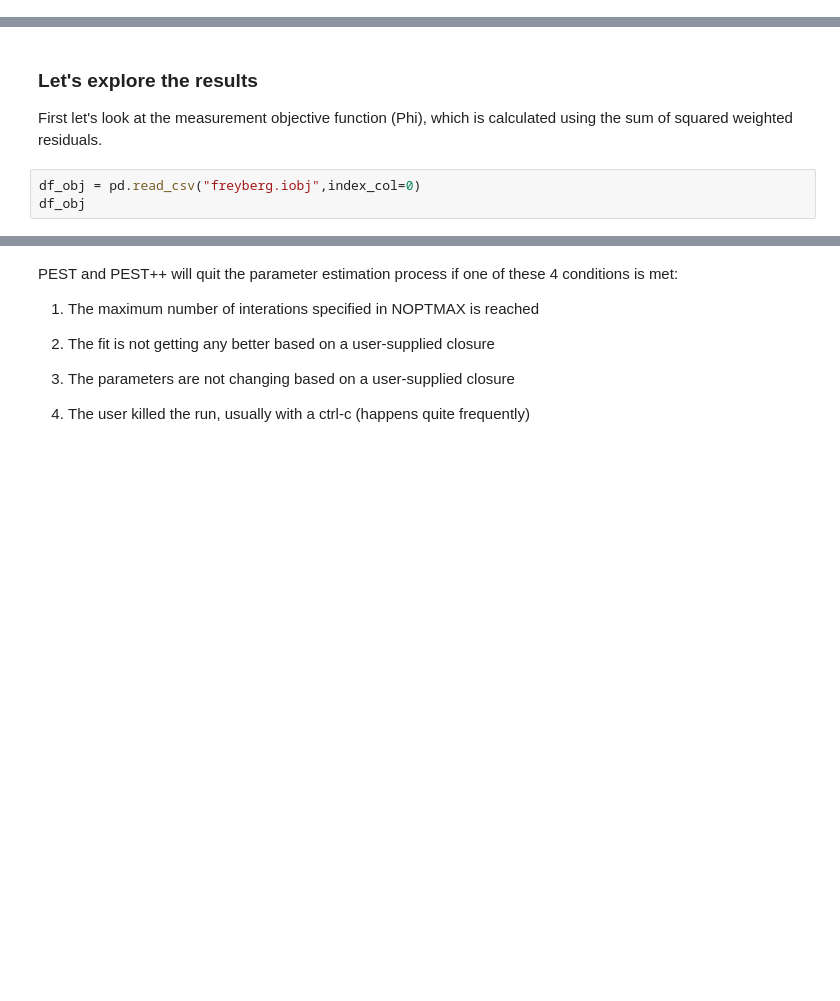
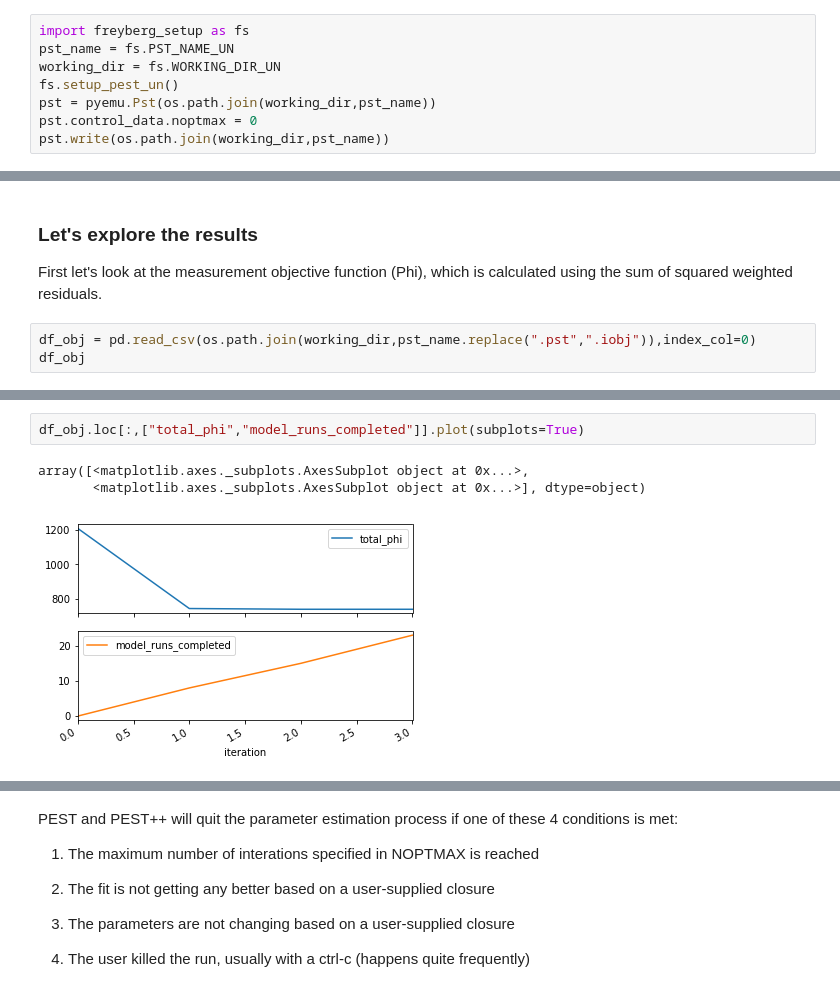
Before and after one commit to mnfienen/GW1876, a Jupyter notebook: activities/freyberg_k/freyberg_k.ipynb, the cells around one changed output, grey strips where cells are left out. Cells and saved outputs as stored; diff of their text form; blank space fills up the shorter version.

Commit message:
updated freyberg_k notebook

```diff
--- a/activities/freyberg_k/freyberg_k.ipynb
+++ b/activities/freyberg_k/freyberg_k.ipynb
@@ -63,0 +46,8 @@ pst.write("freyberg.pst")
+# %%
+import freyberg_setup as fs
+pst_name = fs.PST_NAME_UN
+working_dir = fs.WORKING_DIR_UN
+fs.setup_pest_un()
+pst = pyemu.Pst(os.path.join(working_dir,pst_name))
+pst.control_data.noptmax = 0
+pst.write(os.path.join(working_dir,pst_name))
@@ -118,5 +144,5 @@ os.system("{0} freyberg.pst".format(ppp))
 
 First let's look at the measurement objective function (Phi), which is calculated using the sum of squared weighted residuals.
 # %%
-df_obj = pd.read_csv("freyberg.iobj",index_col=0)
+df_obj = pd.read_csv(os.path.join(working_dir,pst_name.replace(".pst",".iobj")),index_col=0)
 df_obj
@@ -123,3 +157,9 @@ df_obj
+# %%
+df_obj.loc[:,["total_phi","model_runs_completed"]].plot(subplots=True)
+# %% [output]
+array([<matplotlib.axes._subplots.AxesSubplot object at 0x...>,
+       <matplotlib.axes._subplots.AxesSubplot object at 0x...>], dtype=object)
+[figure, added]
 # %% [markdown]
 ### Which are the only target group to matter?  How was that accomplished in the PEST control file?
 
```
Also changed, not shown: parts of 30 cells of this notebook.
